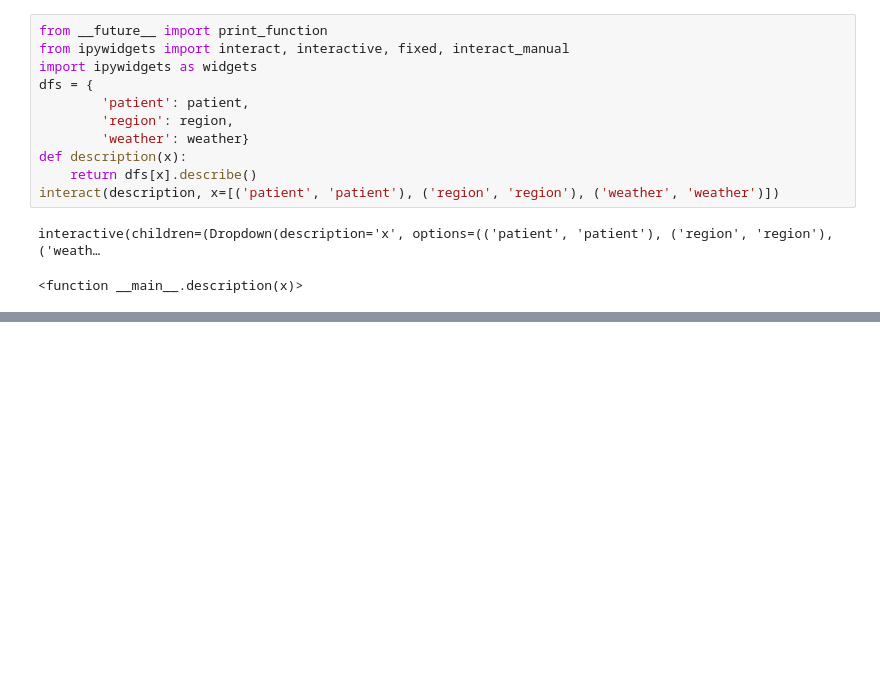
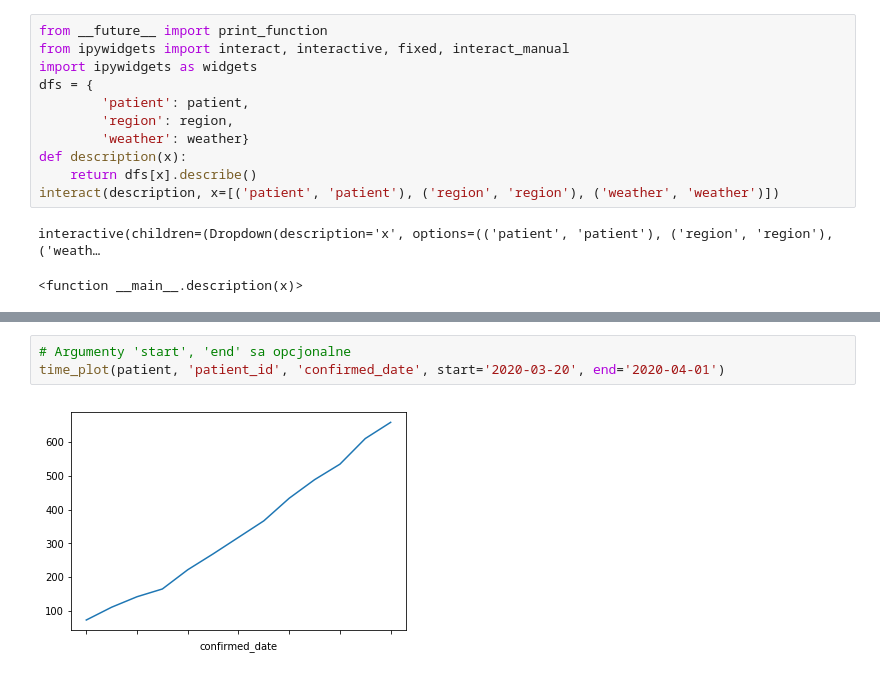
Before and after one commit to infoshareacademy/jdsz5-outdated, a Jupyter notebook: python/app_outdated.ipynb, the cells around one changed output, grey strips where cells are left out. Saved outputs shown, nothing was run; the diff lists cells and outputs as text; blank space fills up the shorter version.

```diff
--- a/python/app_outdated.ipynb
+++ b/python/app_outdated.ipynb
@@ -68,0 +73,5 @@ interactive(children=(Dropdown(description='x', options=(('patient', 'patient'),
+# %%
+# Argumenty 'start', 'end' sa opcjonalne
+time_plot(patient, 'patient_id', 'confirmed_date', start='2020-03-20', end='2020-04-01')
+# %% [output]
+[figure, added]
```
Also changed, not shown: parts of 4 cells of this notebook, 1 other file.
